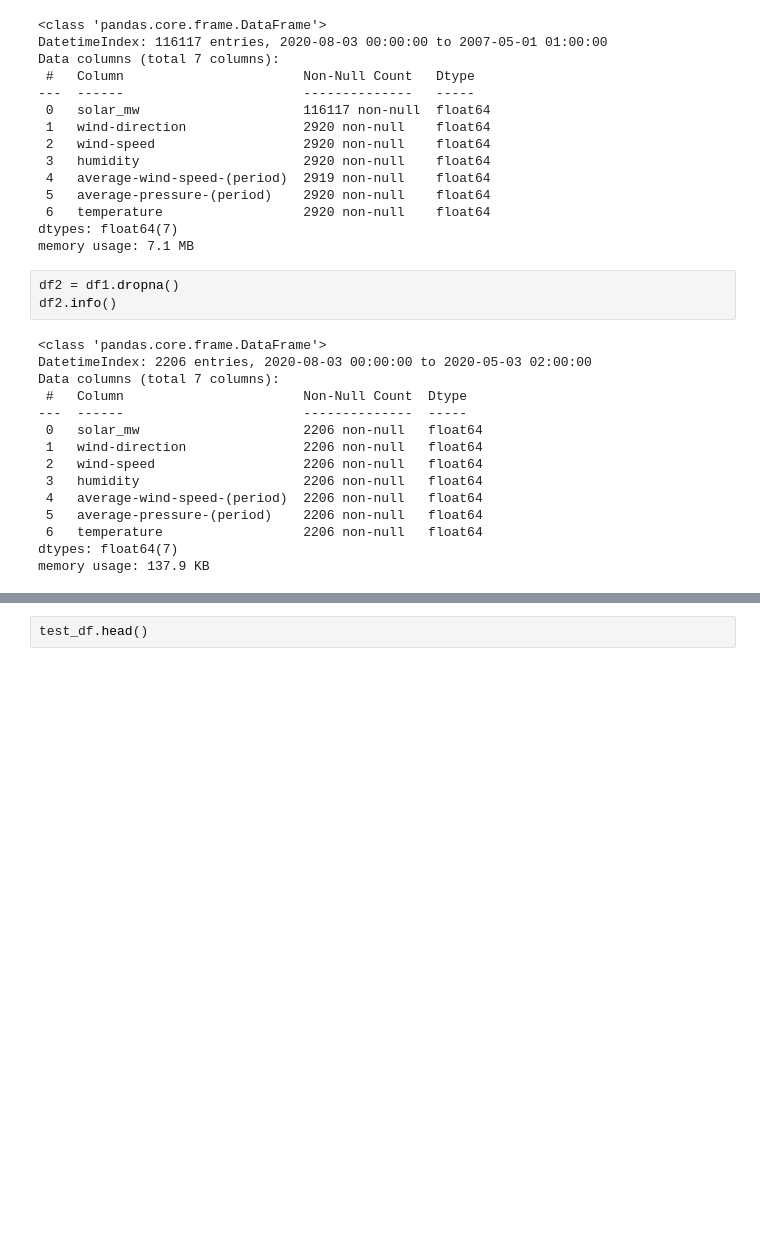
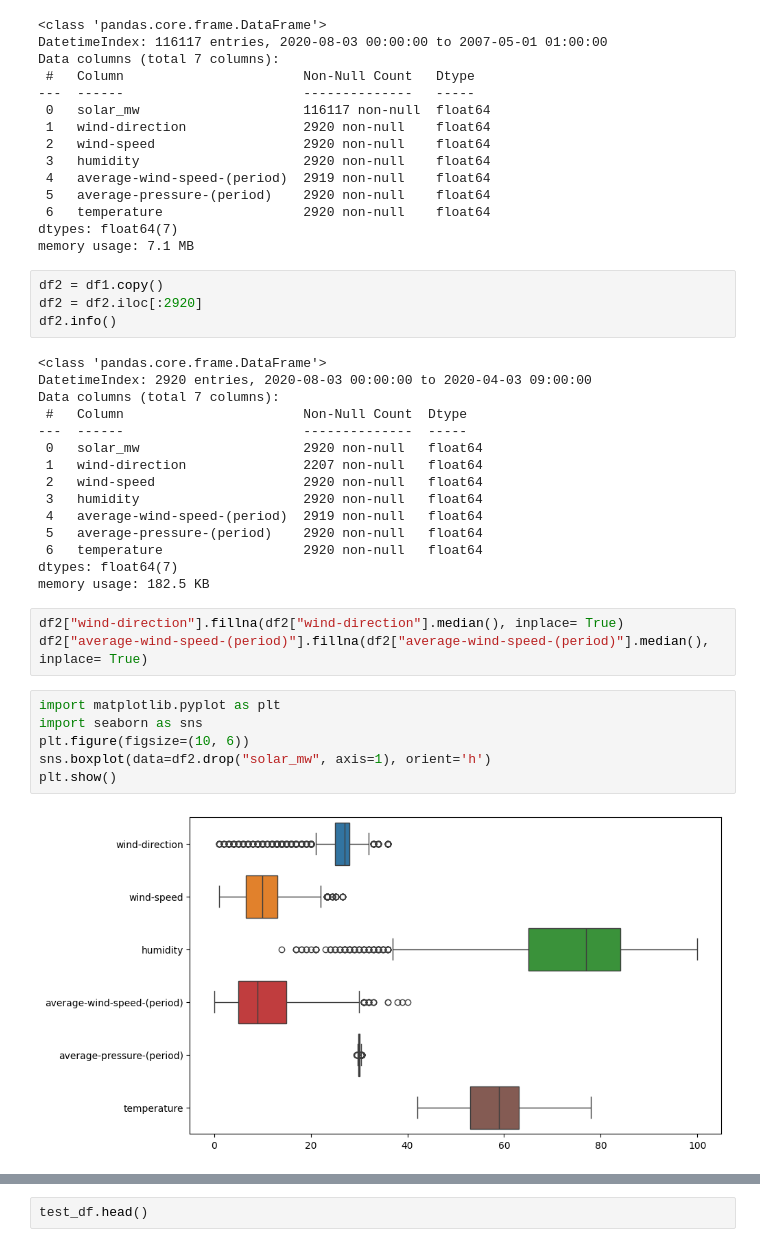
Before and after one commit to DoanDucThang0805/Total_Solar_Energy_Forecasting, a Jupyter notebook: src/XGboss.ipynb, the cells around one changed output, grey strips where cells are left out. Cells and saved outputs as stored; diff of their text form; blank space fills up the shorter version.

```diff
--- a/src/XGboss.ipynb
+++ b/src/XGboss.ipynb
@@ -120,21 +120,33 @@ Data columns (total 7 columns):
 dtypes: float64(7)
 memory usage: 7.1 MB
 # %%
-df2 = df1.dropna()
+df2 = df1.copy()
+df2 = df2.iloc[:2920]
 df2.info()
 # %% [output]
 <class 'pandas.core.frame.DataFrame'>
-DatetimeIndex: 2206 entries, 2020-08-03 00:00:00 to 2020-05-03 02:00:00
+DatetimeIndex: 2920 entries, 2020-08-03 00:00:00 to 2020-04-03 09:00:00
 Data columns (total 7 columns):
  #   Column                       Non-Null Count  Dtype
 ---  ------                       --------------  -----
- 0   solar_mw                     2206 non-null   float64
- 1   wind-direction               2206 non-null   float64
- 2   wind-speed                   2206 non-null   float64
- 3   humidity                     2206 non-null   float64
- 4   average-wind-speed-(period)  2206 non-null   float64
- 5   average-pressure-(period)    2206 non-null   float64
- 6   temperature                  2206 non-null   float64
+ 0   solar_mw                     2920 non-null   float64
+ 1   wind-direction               2207 non-null   float64
+ 2   wind-speed                   2920 non-null   float64
+ 3   humidity                     2920 non-null   float64
+ 4   average-wind-speed-(period)  2919 non-null   float64
+ 5   average-pressure-(period)    2920 non-null   float64
+ 6   temperature                  2920 non-null   float64
 dtypes: float64(7)
-memory usage: 137.9 KB
+memory usage: 182.5 KB
+# %%
+df2["wind-direction"].fillna(df2["wind-direction"].median(), inplace= True)
+df2["average-wind-speed-(period)"].fillna(df2["average-wind-speed-(period)"].median(), inplace= True)
+# %%
+import matplotlib.pyplot as plt
+import seaborn as sns
+plt.figure(figsize=(10, 6))
+sns.boxplot(data=df2.drop("solar_mw", axis=1), orient='h')
+plt.show()
+# %% [output]
+[figure, added]
 # %%
```
Also changed, not shown: parts of 13 cells of this notebook.
